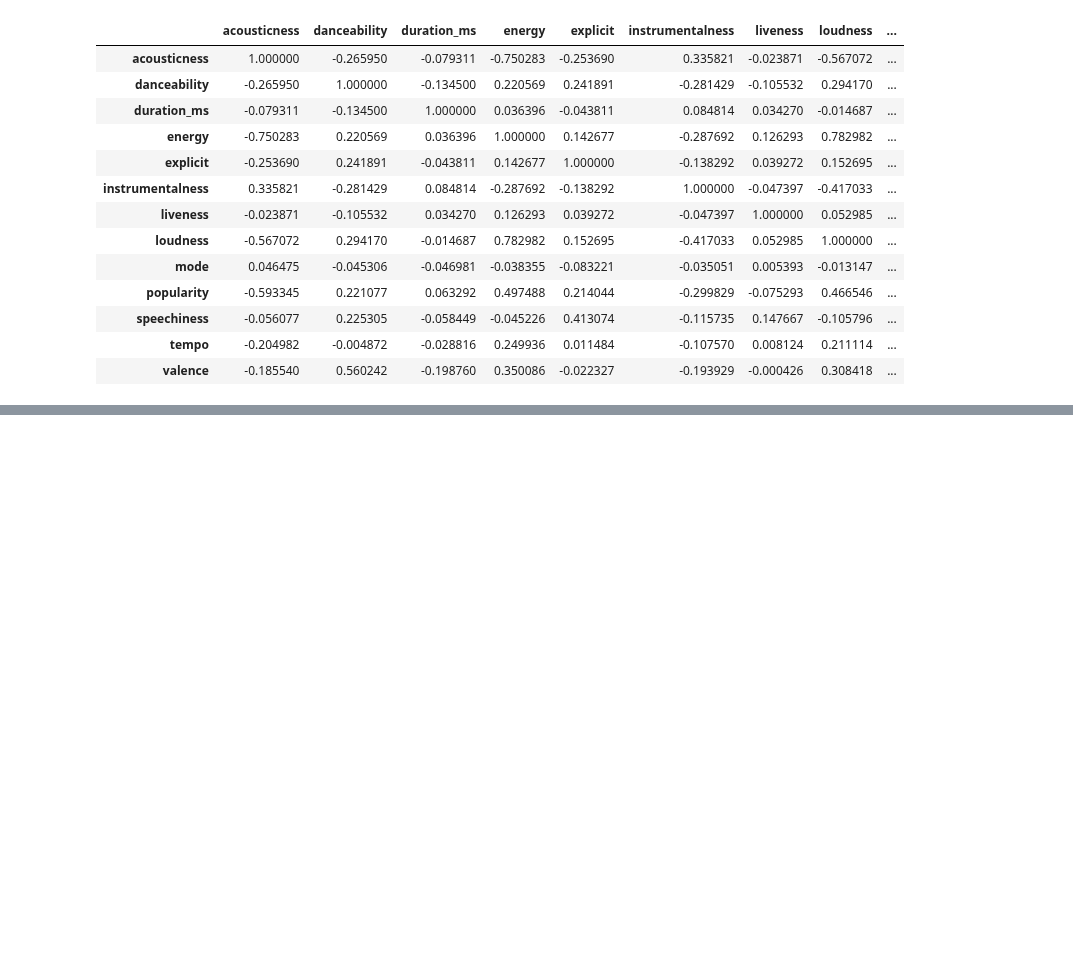
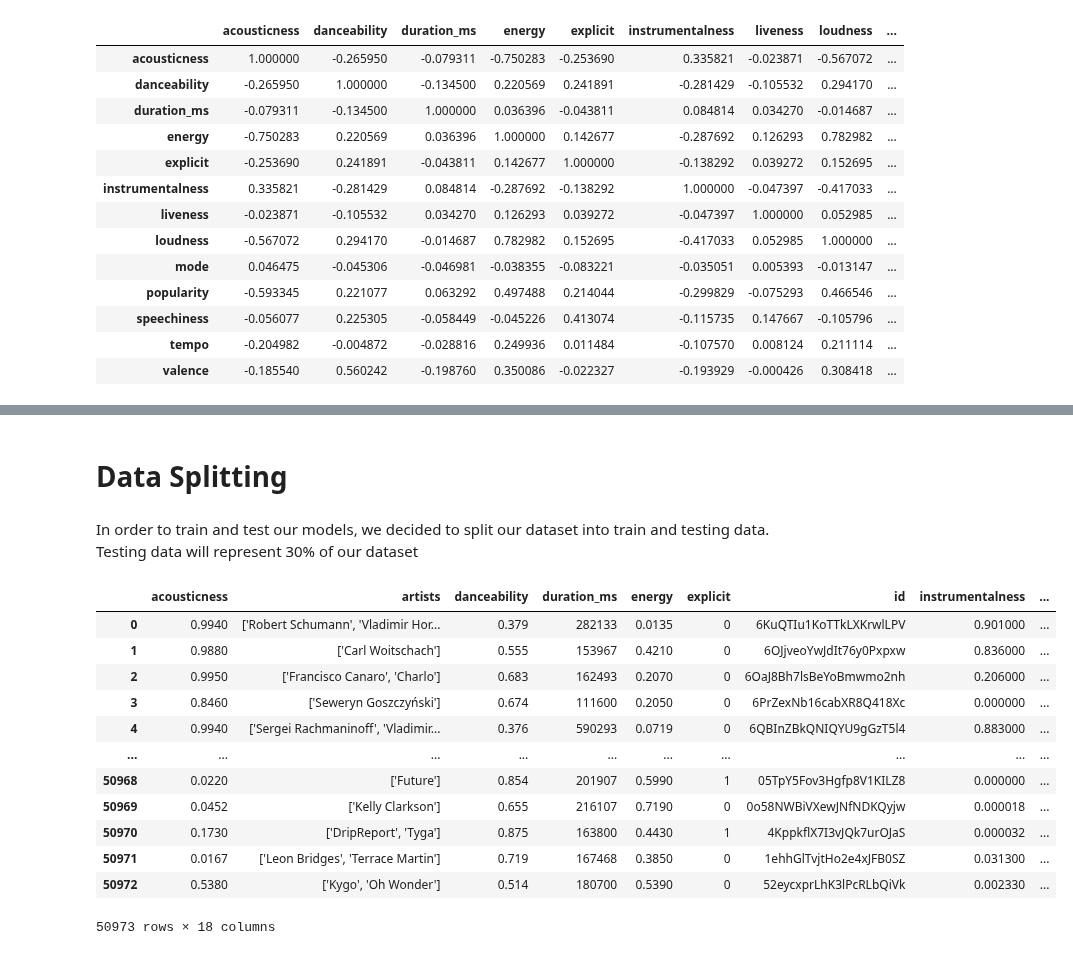
Before and after one commit to Manuela-AYO/DAProject2022, a Jupyter notebook: spotifyAnalysis.ipynb, the cells around one changed output, grey strips where cells are left out. Drawn from its saved outputs; the diff is of its cells as text; code cells hidden in the pictures; blank space fills up the shorter version.

```diff
--- a/spotifyAnalysis.ipynb
+++ b/spotifyAnalysis.ipynb
@@ -113,0 +151,33 @@ See you on the next episode(which is the remainder of this project 😉) !!!
+# %% [markdown]
+# Data Splitting
+# %% [markdown]
+In order to train and test our models, we decided to split our dataset into train and testing data. Testing data will represent 30% of our dataset
+# %%
+# ***************** splitting ******************
+index1 = new_df.index
+
+# get the training data : 70% of the dataset
+df_train = new_df.sample(frac=0.7)
+index2 = df_train.index
+
+# get the testing data
+mask = np.isin(index1, index2, invert=True)
+df_test = new_df.iloc[mask]
+
+# reset indexes
+df_train.reset_index(drop=True)
+df_test.reset_index(drop=True)
+# %% [output]
+|  | acousticness | artists | danceability | duration_ms | energy | explicit | id | instrumentalness | ... |
+| 0 | 0.9940 | ['Robert Schumann', 'Vladimir Hor... | 0.379 | 282133 | 0.0135 | 0 | 6KuQTIu1KoTTkLXKrwlLPV | 0.901000 | ... |
+| 1 | 0.9880 | ['Carl Woitschach'] | 0.555 | 153967 | 0.4210 | 0 | 6OJjveoYwJdIt76y0Pxpxw | 0.836000 | ... |
+| 2 | 0.9950 | ['Francisco Canaro', 'Charlo'] | 0.683 | 162493 | 0.2070 | 0 | 6OaJ8Bh7lsBeYoBmwmo2nh | 0.206000 | ... |
+| 3 | 0.8460 | ['Seweryn Goszczyński'] | 0.674 | 111600 | 0.2050 | 0 | 6PrZexNb16cabXR8Q418Xc | 0.000000 | ... |
+| 4 | 0.9940 | ['Sergei Rachmaninoff', 'Vladimir... | 0.376 | 590293 | 0.0719 | 0 | 6QBInZBkQNIQYU9gGzT5l4 | 0.883000 | ... |
+| ... | ... | ... | ... | ... | ... | ... | ... | ... | ... |
+| 50968 | 0.0220 | ['Future'] | 0.854 | 201907 | 0.5990 | 1 | 05TpY5Fov3Hgfp8V1KILZ8 | 0.000000 | ... |
+| 50969 | 0.0452 | ['Kelly Clarkson'] | 0.655 | 216107 | 0.7190 | 0 | 0o58NWBiVXewJNfNDKQyjw | 0.000018 | ... |
+| 50970 | 0.1730 | ['DripReport', 'Tyga'] | 0.875 | 163800 | 0.4430 | 1 | 4KppkflX7I3vJQk7urOJaS | 0.000032 | ... |
+| 50971 | 0.0167 | ['Leon Bridges', 'Terrace Martin'] | 0.719 | 167468 | 0.3850 | 0 | 1ehhGlTvjtHo2e4xJFB0SZ | 0.031300 | ... |
+| 50972 | 0.5380 | ['Kygo', 'Oh Wonder'] | 0.514 | 180700 | 0.5390 | 0 | 52eycxprLhK3lPcRLbQiVk | 0.002330 | ... |
+50973 rows × 18 columns
```
Also changed, not shown: parts of 19 cells of this notebook, 1 other file.
